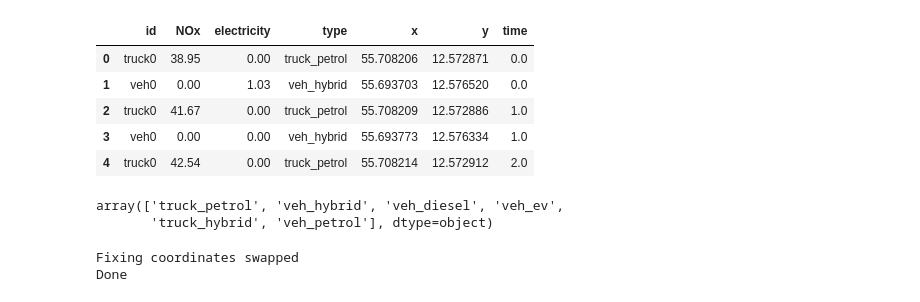
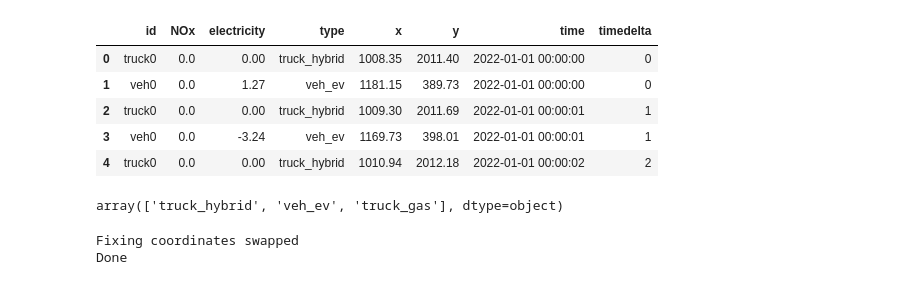
Before and after one commit to Bogehaven/MBSE, a Jupyter notebook: emissions_notebook.ipynb, the cells around one changed output. Saved outputs shown, nothing was run; the diff lists cells and outputs as text; code cells hidden in the pictures.

Commit message:
Added osterbro updated data and updated notebook

```diff
--- a/emissions_notebook.ipynb
+++ b/emissions_notebook.ipynb
@@ -6,22 +20,21 @@ import math
 # %%
-df = pandas.read_parquet("./emission_corrected.parquet")
+df = pandas.read_parquet("./osterbro.parquet")
 df.head()
 
 # NOTE
 # x and y are swapped in the file
 # y is latitude (hence x)
 # %% [output]
-|  | id | NOx | electricity | type | x | y | time |
-| 0 | truck0 | 38.95 | 0.00 | truck_petrol | 55.708206 | 12.572871 | 0.0 |
-| 1 | veh0 | 0.00 | 1.03 | veh_hybrid | 55.693703 | 12.576520 | 0.0 |
-| 2 | truck0 | 41.67 | 0.00 | truck_petrol | 55.708209 | 12.572886 | 1.0 |
-| 3 | veh0 | 0.00 | 0.00 | veh_hybrid | 55.693773 | 12.576334 | 1.0 |
-| 4 | truck0 | 42.54 | 0.00 | truck_petrol | 55.708214 | 12.572912 | 2.0 |
+|  | id | NOx | electricity | type | x | y | time | timedelta |
+| 0 | truck0 | 0.0 | 0.00 | truck_hybrid | 1008.35 | 2011.40 | 2022-01-01 00:00:00 | 0 |
+| 1 | veh0 | 0.0 | 1.27 | veh_ev | 1181.15 | 389.73 | 2022-01-01 00:00:00 | 0 |
+| 2 | truck0 | 0.0 | 0.00 | truck_hybrid | 1009.30 | 2011.69 | 2022-01-01 00:00:01 | 1 |
+| 3 | veh0 | 0.0 | -3.24 | veh_ev | 1169.73 | 398.01 | 2022-01-01 00:00:01 | 1 |
+| 4 | truck0 | 0.0 | 0.00 | truck_hybrid | 1010.94 | 2012.18 | 2022-01-01 00:00:02 | 2 |
 # %%
 df['type'].unique()
 # %% [output]
-array(['truck_petrol', 'veh_hybrid', 'veh_diesel', 'veh_ev',
-       'truck_hybrid', 'veh_petrol'], dtype=object)
+array(['truck_hybrid', 'veh_ev', 'truck_gas'], dtype=object)
 # %%
 print("Fixing coordinates swapped")
 for i, vehicle in df.iterrows():
```
Also changed, not shown: parts of 1 cell of this notebook, 1 other file.
